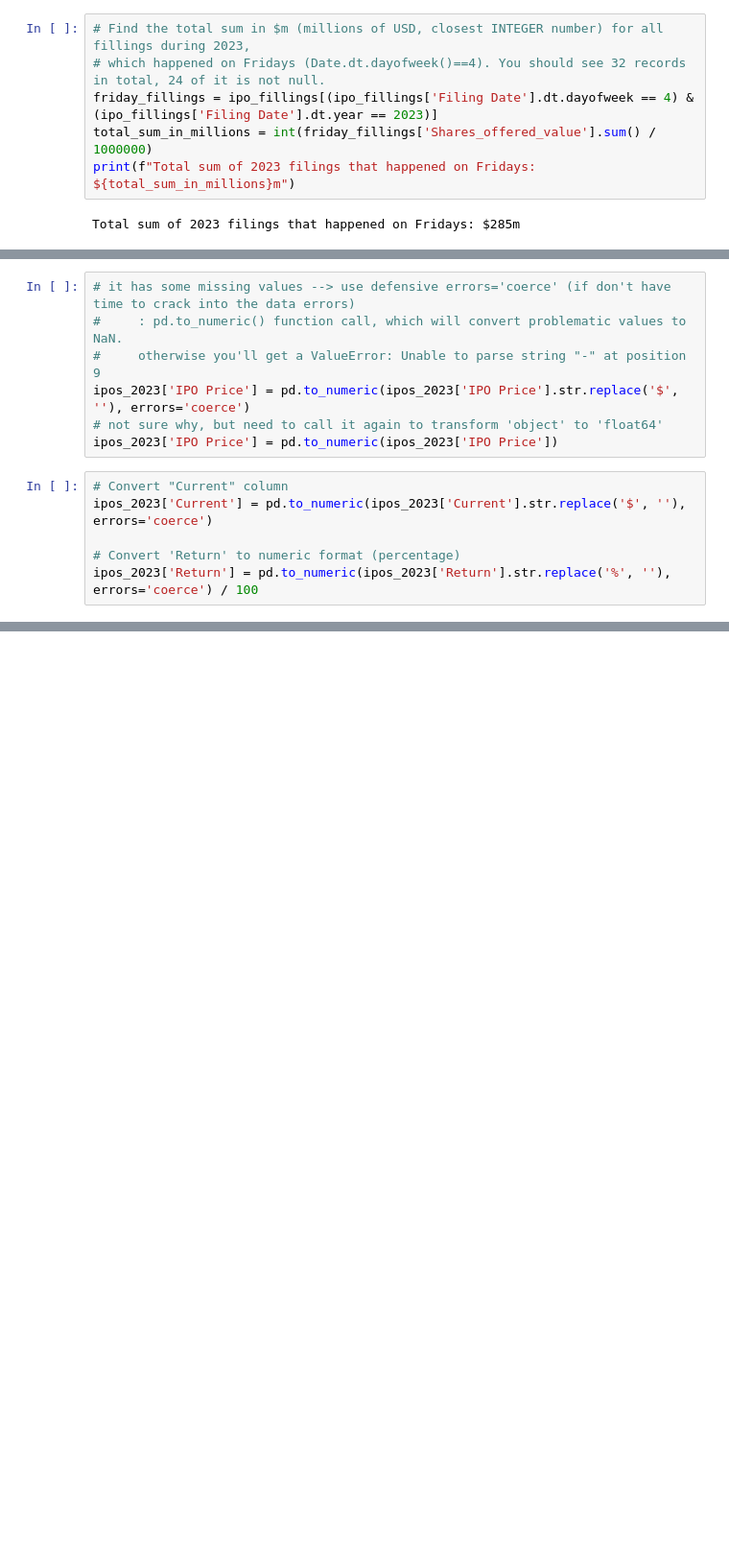
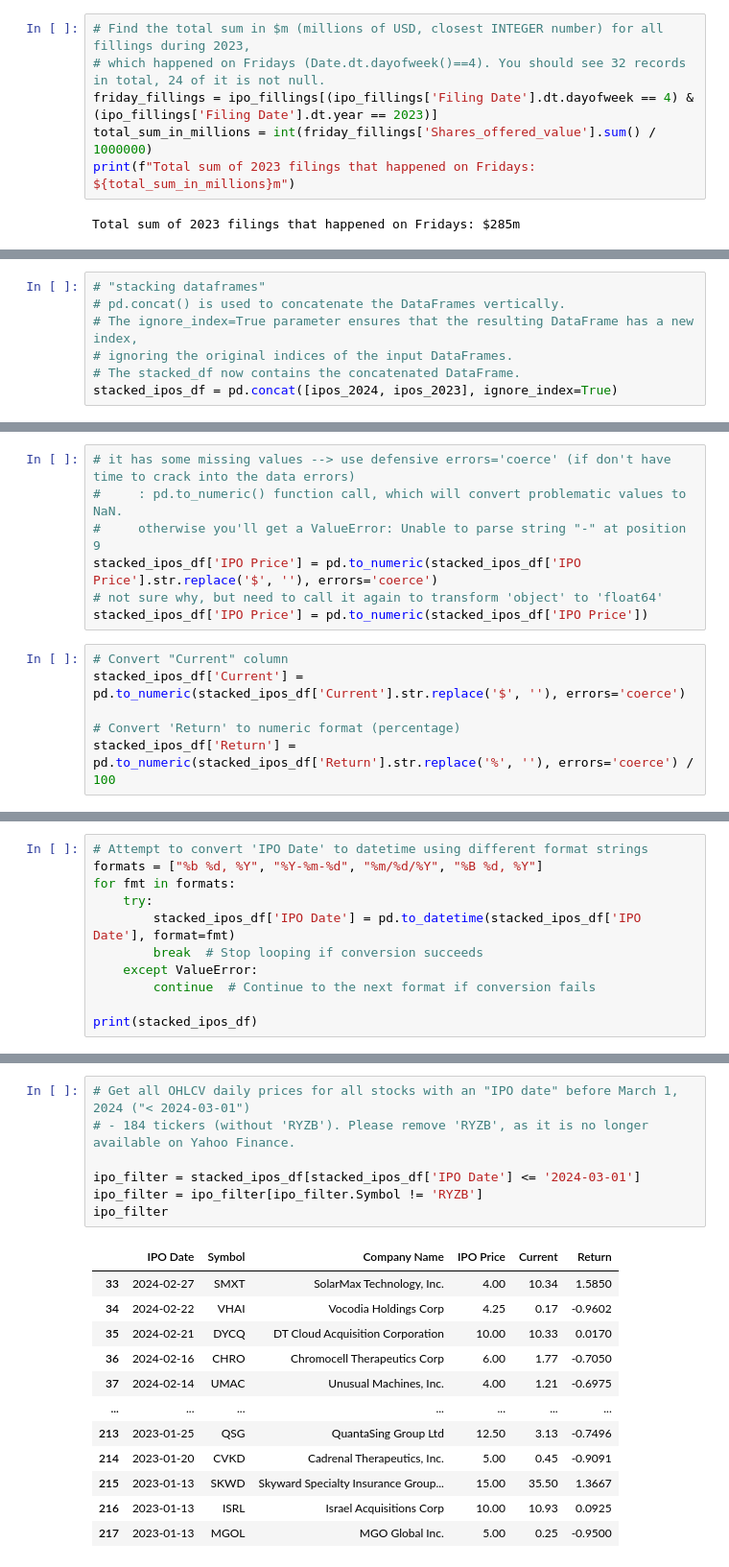
Before and after one commit to thaiphi/Stock-Markets-Analytics-2024, a Jupyter notebook: Week 2/Module_2_Homework.ipynb, the cells around one changed output, grey strips where cells are left out. Shown: that part at 96% size. Drawn from its saved outputs; the diff is of its cells as text; blank space fills up the shorter version.

```diff
--- a/Week 2/Module_2_Homework.ipynb
+++ b/Week 2/Module_2_Homework.ipynb
@@ -202,0 +271,7 @@ Total sum of 2023 filings that happened on Fridays: $285m
+# %%
+# "stacking dataframes"
+# pd.concat() is used to concatenate the DataFrames vertically.
+# The ignore_index=True parameter ensures that the resulting DataFrame has a new index,
+# ignoring the original indices of the input DataFrames.
+# The stacked_df now contains the concatenated DataFrame.
+stacked_ipos_df = pd.concat([ipos_2024, ipos_2023], ignore_index=True)
@@ -204,15 +308,15 @@ Total sum of 2023 filings that happened on Fridays: $285m
 # it has some missing values --> use defensive errors='coerce' (if don't have time to crack into the data errors)
 #     : pd.to_numeric() function call, which will convert problematic values to NaN.
 #     otherwise you'll get a ValueError: Unable to parse string "-" at position 9
-ipos_2023['IPO Price'] = pd.to_numeric(ipos_2023['IPO Price'].str.replace('$', ''), errors='coerce')
+stacked_ipos_df['IPO Price'] = pd.to_numeric(stacked_ipos_df['IPO Price'].str.replace('$', ''), errors='coerce')
 # not sure why, but need to call it again to transform 'object' to 'float64'
-ipos_2023['IPO Price'] = pd.to_numeric(ipos_2023['IPO Price'])
+stacked_ipos_df['IPO Price'] = pd.to_numeric(stacked_ipos_df['IPO Price'])
 # %%
 # Convert "Current" column
-ipos_2023['Current'] = pd.to_numeric(ipos_2023['Current'].str.replace('$', ''), errors='coerce')
+stacked_ipos_df['Current'] = pd.to_numeric(stacked_ipos_df['Current'].str.replace('$', ''), errors='coerce')
 
 # Convert 'Return' to numeric format (percentage)
-ipos_2023['Return'] = pd.to_numeric(ipos_2023['Return'].str.replace('%', ''), errors='coerce') / 100
+stacked_ipos_df['Return'] = pd.to_numeric(stacked_ipos_df['Return'].str.replace('%', ''), errors='coerce') / 100
 # %%
 # simple way of checking NULLs
 # (you need to understand how vector operations work .isnull() and calls chaining .isnull().sum())
@@ -227,0 +363,11 @@ dtype: int64
+# %%
+# Attempt to convert 'IPO Date' to datetime using different format strings
+formats = ["%b %d, %Y", "%Y-%m-%d", "%m/%d/%Y", "%B %d, %Y"]
+for fmt in formats:
+    try:
+        stacked_ipos_df['IPO Date'] = pd.to_datetime(stacked_ipos_df['IPO Date'], format=fmt)
+        break  # Stop looping if conversion succeeds
+    except ValueError:
+        continue  # Continue to the next format if conversion fails
+
+print(stacked_ipos_df)
@@ -227,0 +392,20 @@ dtype: int64
+# %%
+# Get all OHLCV daily prices for all stocks with an "IPO date" before March 1, 2024 ("< 2024-03-01")
+# - 184 tickers (without 'RYZB'). Please remove 'RYZB', as it is no longer available on Yahoo Finance.
+
+ipo_filter = stacked_ipos_df[stacked_ipos_df['IPO Date'] <= '2024-03-01']
+ipo_filter = ipo_filter[ipo_filter.Symbol != 'RYZB']
+ipo_filter
+# %% [output]
+|  | IPO Date | Symbol | Company Name | IPO Price | Current | Return |
+| 33 | 2024-02-27 | SMXT | SolarMax Technology, Inc. | 4.00 | 10.34 | 1.5850 |
+| 34 | 2024-02-22 | VHAI | Vocodia Holdings Corp | 4.25 | 0.17 | -0.9602 |
+| 35 | 2024-02-21 | DYCQ | DT Cloud Acquisition Corporation | 10.00 | 10.33 | 0.0170 |
+| 36 | 2024-02-16 | CHRO | Chromocell Therapeutics Corp | 6.00 | 1.77 | -0.7050 |
+| 37 | 2024-02-14 | UMAC | Unusual Machines, Inc. | 4.00 | 1.21 | -0.6975 |
+| ... | ... | ... | ... | ... | ... | ... |
+| 213 | 2023-01-25 | QSG | QuantaSing Group Ltd | 12.50 | 3.13 | -0.7496 |
+| 214 | 2023-01-20 | CVKD | Cadrenal Therapeutics, Inc. | 5.00 | 0.45 | -0.9091 |
+| 215 | 2023-01-13 | SKWD | Skyward Specialty Insurance Group... | 15.00 | 35.50 | 1.3667 |
+| 216 | 2023-01-13 | ISRL | Israel Acquisitions Corp | 10.00 | 10.93 | 0.0925 |
+| 217 | 2023-01-13 | MGOL | MGO Global Inc. | 5.00 | 0.25 | -0.9500 |
```
Also changed, not shown: parts of 20 cells of this notebook.
